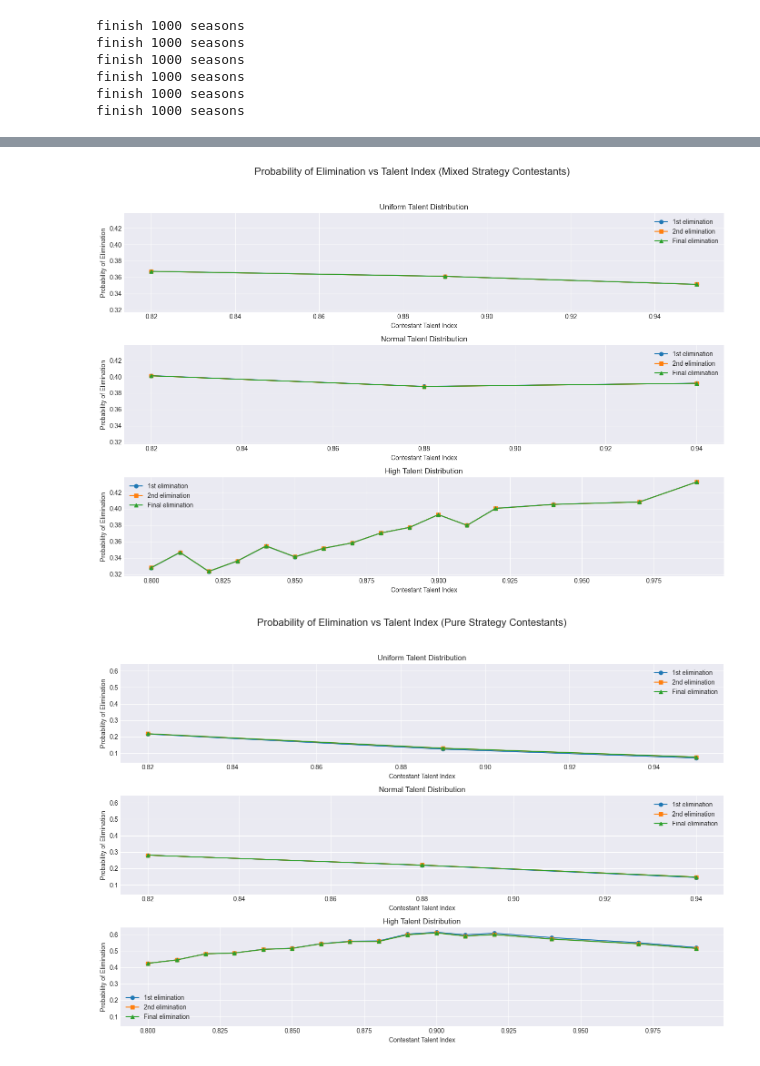
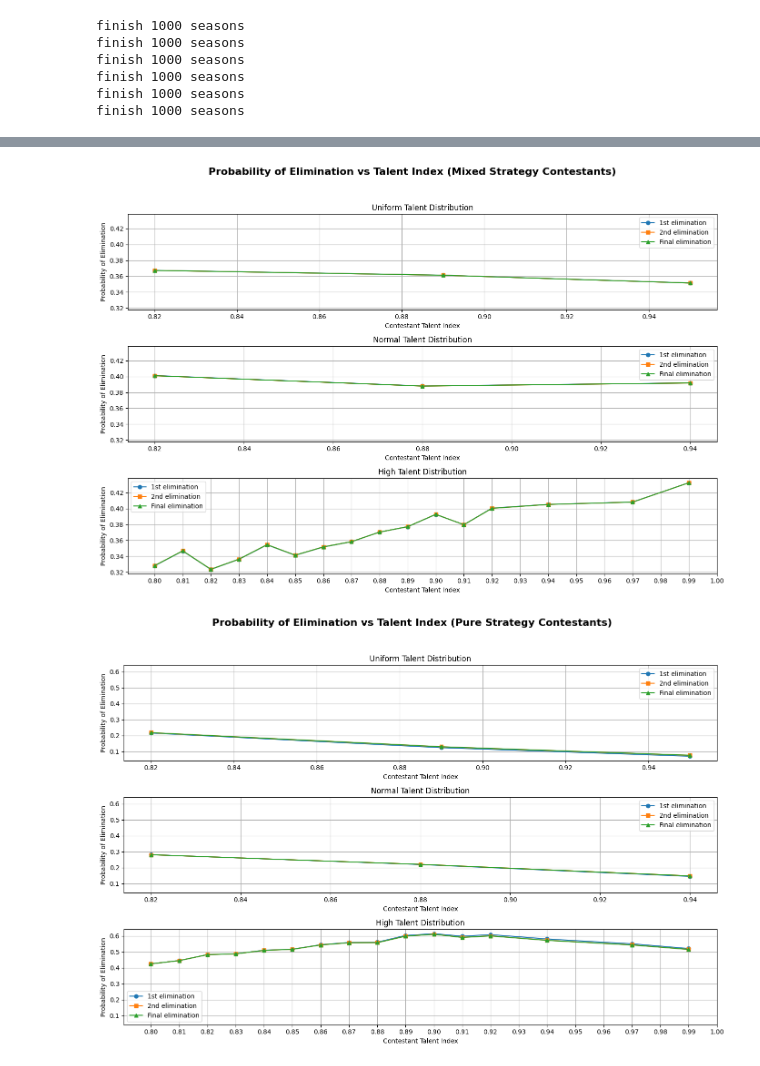
Before and after one commit to tonyl15/FIT3139-2025-S1-FINAL-PROJECT, a Jupyter notebook: FinalProject_33880069.ipynb, the cells around one changed output, grey strips where cells are left out. Drawn from its saved outputs; the diff is of its cells as text; code cells hidden in the pictures.

```diff
--- a/FinalProject_33880069.ipynb
+++ b/FinalProject_33880069.ipynb
@@ -556,5 +558,8 @@ plot_debut_chances(ContestantType.PURE_STRATEGY)
 # %%
 def plot_elimination_probabilities(contestant_strategy, most_talented_idx=0.8):
+    # Use default matplotlib style for white background
+    plt.style.use('default')
+
     # Get the most talented contestants from the contestant pool
     if contestant_strategy == ContestantType.MIXED_STRATEGY:
         uniform_contestants = mixed_uniform_contestants.get_contestants_by_idx(most_talented_idx)
@@ -593,40 +598,39 @@ def plot_elimination_probabilities(contestant_strategy, most_talented_idx=0.8):
     axs[0].plot([c.talent for c in uniform_contestants], uniform_elim_prob[2], '^-', label='Final elimination')
     axs[0].set_title("Uniform Talent Distribution")
     axs[0].set_xlabel("Contestant Talent Index")
-    axs[0].set_ylabel("Probability of Elimination")
     axs[0].grid(True)
     axs[0].legend()
 
     # Normal
     axs[1].plot([c.talent for c in normal_contestants], normal_elim_prob[0], 'o-', label='1st elimination')
     axs[1].plot([c.talent for c in normal_contestants], normal_elim_prob[1], 's-', label='2nd elimination')
     axs[1].plot([c.talent for c in normal_contestants], normal_elim_prob[2], '^-', label='Final elimination')
     axs[1].set_title("Normal Talent Distribution")
     axs[1].set_xlabel("Contestant Talent Index")
     axs[1].set_ylabel("Probability of Elimination")
     axs[1].grid(True)
     axs[1].legend()
 
     # Many High Talents
     axs[2].plot([c.talent for c in high_contestants], high_elim_prob[0], 'o-', label='1st elimination')
     axs[2].plot([c.talent for c in high_contestants], high_elim_prob[1], 's-', label='2nd elimination')
     axs[2].plot([c.talent for c in high_contestants], high_elim_prob[2], '^-', label='Final elimination')
     axs[2].set_title("High Talent Distribution")
     axs[2].set_xlabel("Contestant Talent Index")
-    axs[2].set_ylabel("Probability of Elimination")
     axs[2].grid(True)
     axs[2].legend()
+    axs[2].set_xticks(np.arange(0.8, 1.01, 0.01))
 
     if contestant_strategy == ContestantType.MIXED_STRATEGY:
         title = "Mixed"
     else:
         title = "Pure"
-    fig.suptitle(f"Probability of Elimination vs Talent Index ({title} Strategy Contestants)", fontsize=16)
+    fig.suptitle(f"Probability of Elimination vs Talent Index ({title} Strategy Contestants)", fontsize=16, fontweight='bold')
     plt.tight_layout(rect=[0, 0.03, 1, 0.95])
     plt.show()
 
 plot_elimination_probabilities(ContestantType.MIXED_STRATEGY)
 plot_elimination_probabilities(ContestantType.PURE_STRATEGY)
 # %% [output]
-[figure, old version]
+[figure, new version]
-[figure, old version]
+[figure, new version]
```
Also changed, not shown: parts of 1 cell of this notebook.
